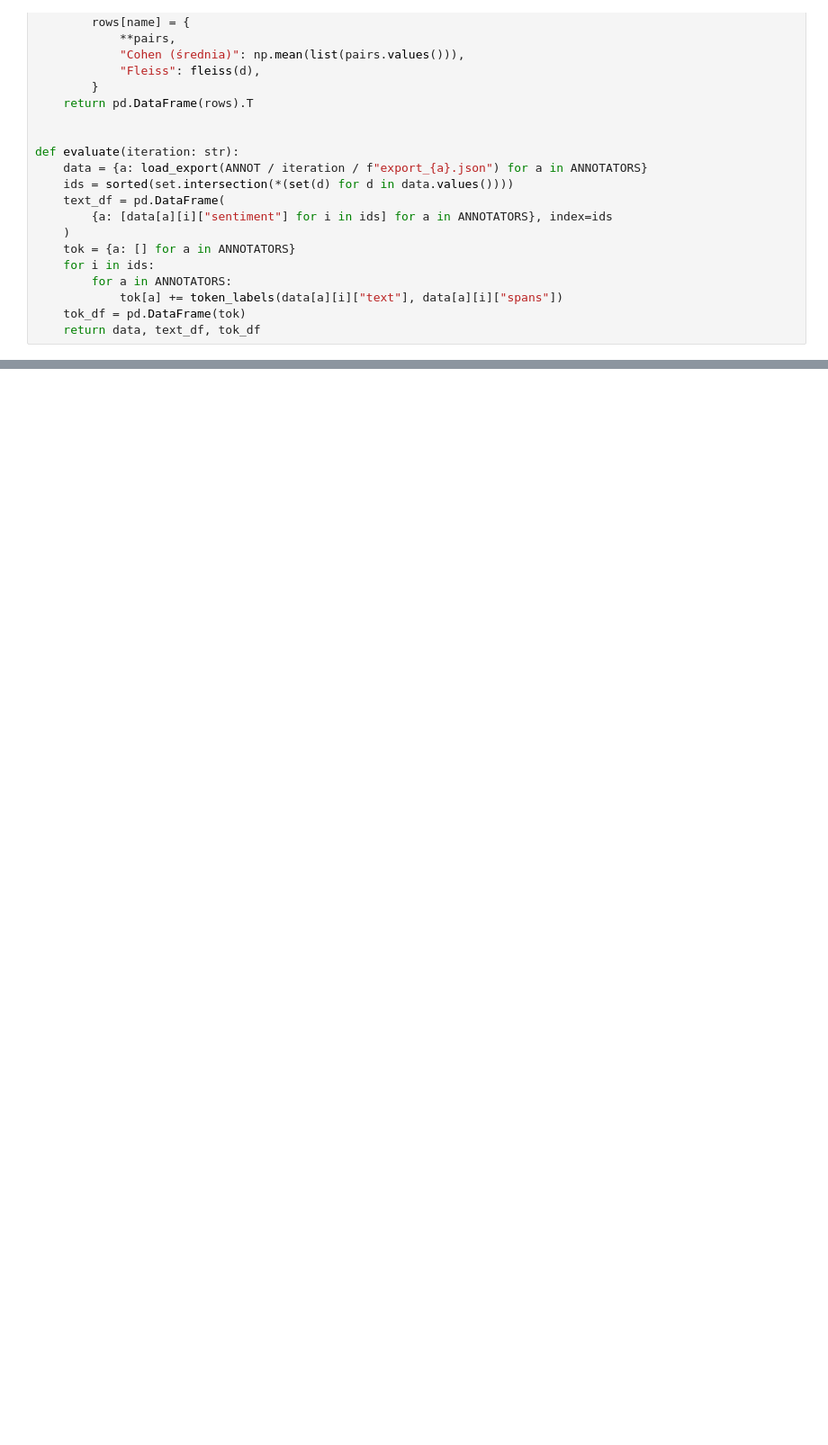
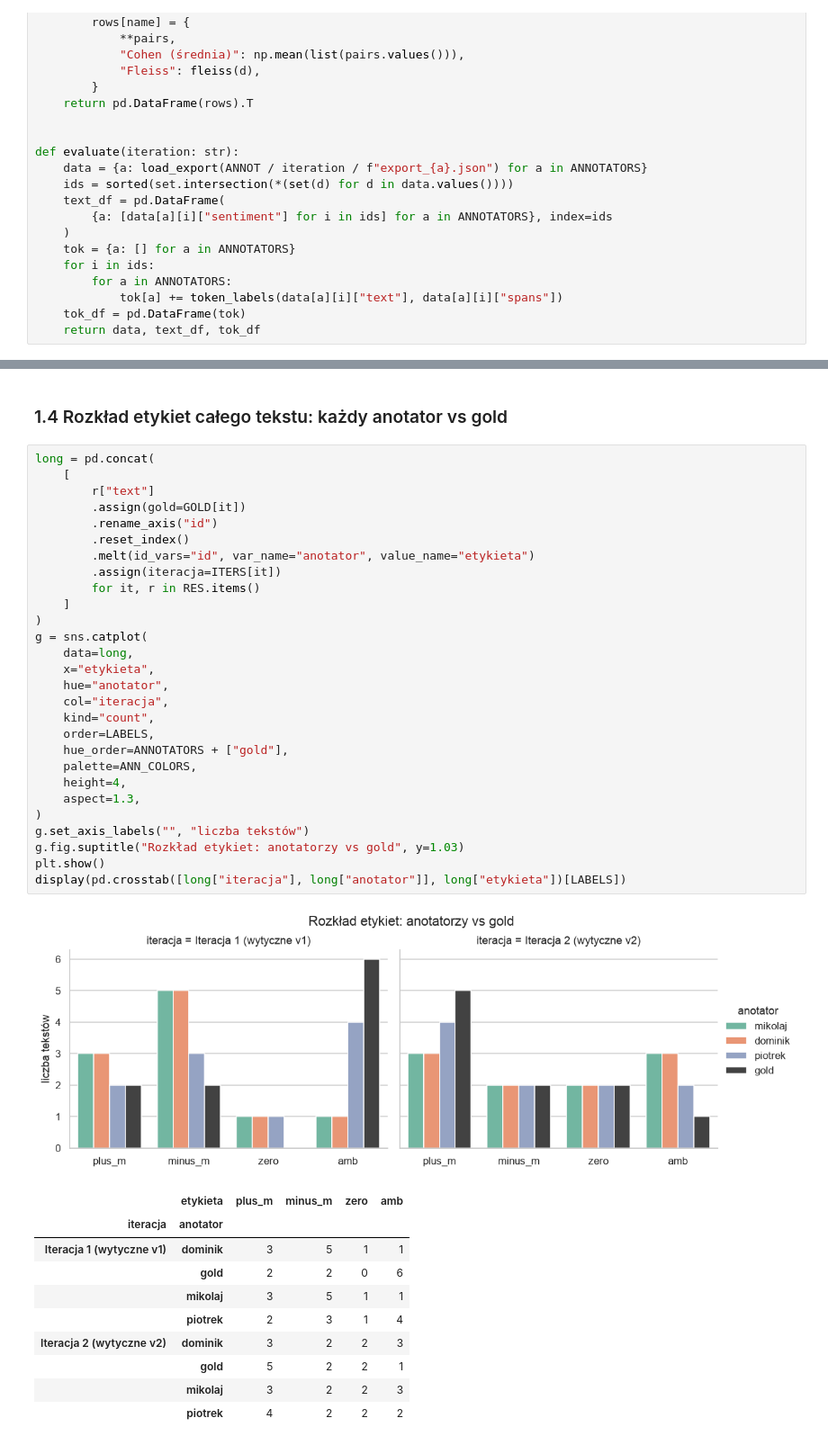
Before and after one commit to Voldziu/NLP, a Jupyter notebook: 01/notebooks/agreement.ipynb, the cells around one changed output, grey strips where cells are left out. Shown at 90% size. Drawn from its saved outputs; the diff is of its cells as text; blank space fills up the shorter version.

```diff
--- a/01/notebooks/agreement.ipynb
+++ b/01/notebooks/agreement.ipynb
@@ -175,0 +313,42 @@ comparison.round(3)
+# %% [markdown]
+### 1.4 Rozkład etykiet całego tekstu: każdy anotator vs gold
+# %%
+long = pd.concat(
+    [
+        r["text"]
+        .assign(gold=GOLD[it])
+        .rename_axis("id")
+        .reset_index()
+        .melt(id_vars="id", var_name="anotator", value_name="etykieta")
+        .assign(iteracja=ITERS[it])
+        for it, r in RES.items()
+    ]
+)
+g = sns.catplot(
+    data=long,
+    x="etykieta",
+    hue="anotator",
+    col="iteracja",
+    kind="count",
+    order=LABELS,
+    hue_order=ANNOTATORS + ["gold"],
+    palette=ANN_COLORS,
+    height=4,
+    aspect=1.3,
+)
+g.set_axis_labels("", "liczba tekstów")
+g.fig.suptitle("Rozkład etykiet: anotatorzy vs gold", y=1.03)
+plt.show()
+display(pd.crosstab([long["iteracja"], long["anotator"]], long["etykieta"])[LABELS])
+# %% [output]
+[figure, added]
+|  | etykieta | plus_m | minus_m | zero | amb |
+| iteracja | anotator |  |  |  |  |
+| Iteracja 1 (wytyczne v1) | dominik | 3 | 5 | 1 | 1 |
+|  | gold | 2 | 2 | 0 | 6 |
+|  | mikolaj | 3 | 5 | 1 | 1 |
+|  | piotrek | 2 | 3 | 1 | 4 |
+| Iteracja 2 (wytyczne v2) | dominik | 3 | 2 | 2 | 3 |
+|  | gold | 5 | 2 | 2 | 1 |
+|  | mikolaj | 3 | 2 | 2 | 3 |
+|  | piotrek | 4 | 2 | 2 | 2 |
```
Also changed, not shown: parts of 44 cells of this notebook, 9 other files.
